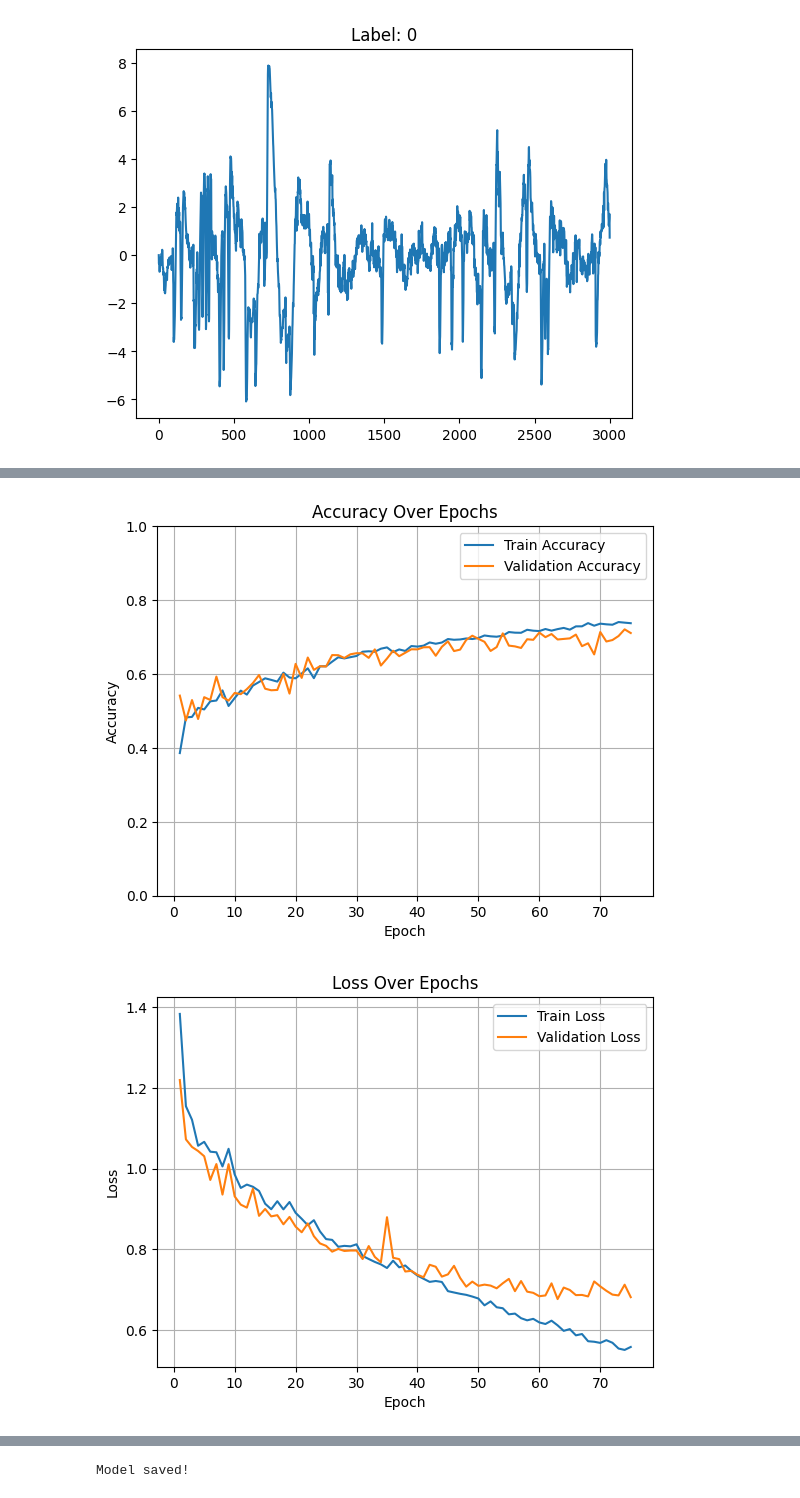
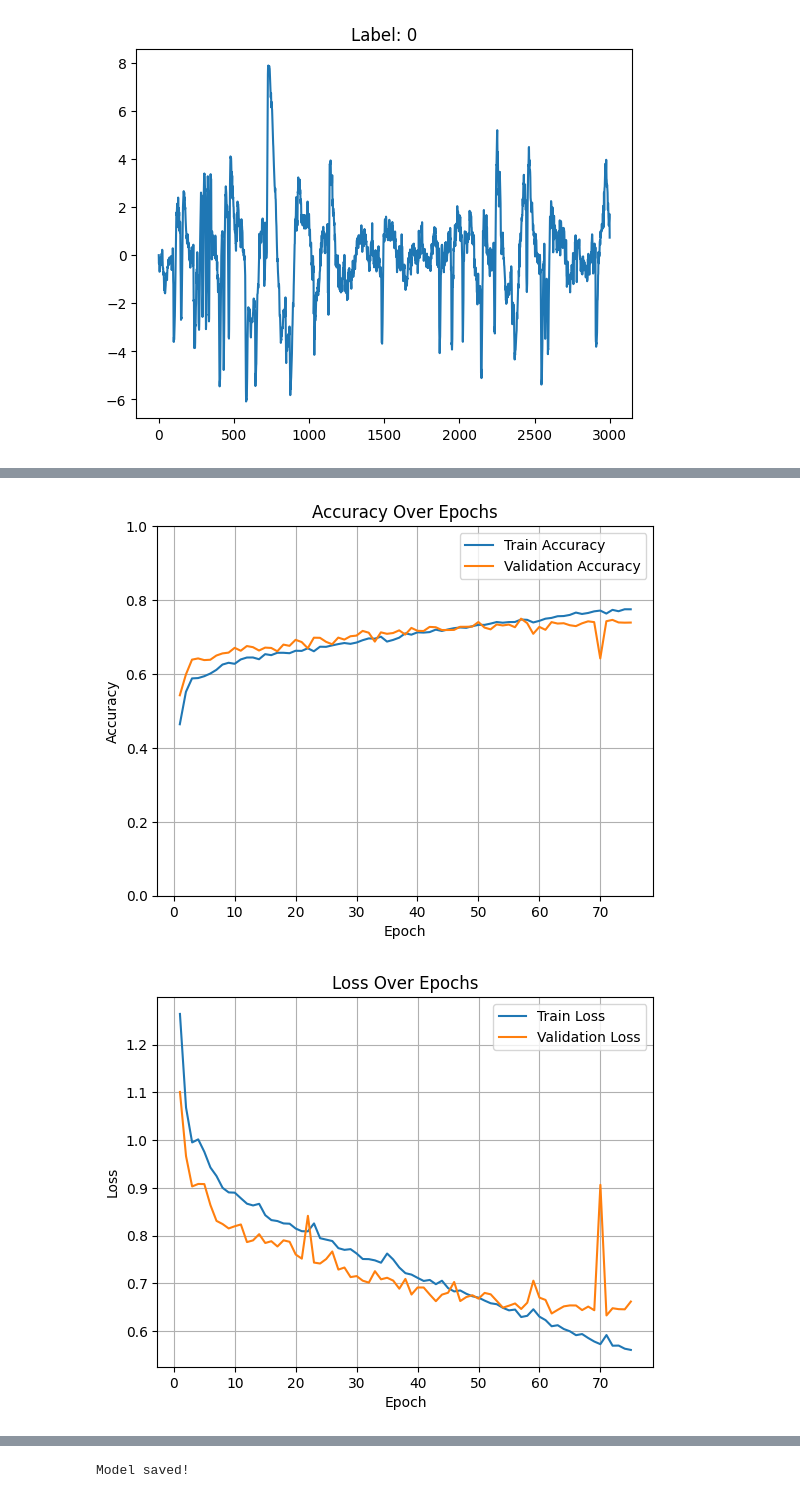
Before and after one commit to karnamgyal/sleep-stage-classifier, a Jupyter notebook: notebook.ipynb, the cells around one changed output, grey strips where cells are left out. Cells and saved outputs as stored; diff of their text form; code cells hidden in the pictures.

Commit message:
Streamlit app for deployment, trained a new primary model

```diff
--- a/notebook.ipynb
+++ b/notebook.ipynb
@@ -33,10 +32,10 @@ set_seed(42)
 class EEG_Model(nn.Module):
     def __init__(self):
         super(EEG_Model, self).__init__()
-        self.conv1 = nn.Conv1d(4, 32, kernel_size=5, stride=2)
+        self.conv1 = nn.Conv1d(4, 32, kernel_size=7, stride=2)
         self.bn1 = nn.BatchNorm1d(32)
         self.pool1 = nn.MaxPool1d(2)
-        self.conv2 = nn.Conv1d(32, 64, kernel_size=3, stride=1)
+        self.conv2 = nn.Conv1d(32, 64, kernel_size=5, stride=1)
         self.bn2 = nn.BatchNorm1d(64)
         self.pool2 = nn.MaxPool1d(2)
         self.conv3 = nn.Conv1d(64, 128, kernel_size=3, stride=1)
@@ -188,7 +187,7 @@ def create_data_loaders(X, y, batch_size=64):
     X_tensor = torch.tensor(X, dtype=torch.float32)
     y_tensor = torch.tensor(y, dtype=torch.long)
     dataset = TensorDataset(X_tensor, y_tensor)
-    generator = torch.Generator().manual_seed(41)
+    generator = torch.Generator().manual_seed(55)
 
     # Define split sizes
     train_size = int(0.7 * len(dataset))   # 70% training
@@ -306,7 +312,7 @@ def log_run(file_path, params, metrics):
             f.write(f"{key}: {value}\n")
         f.write("\n")
 # %%
-def train_CNN(model, train_loader, val_loader, test_loader, weight, batch_size=64, learning_rate=0.001, num_epochs=30, plot_path=None):
+def train_CNN(model, train_loader, val_loader, test_loader, batch_size=64, learning_rate=0.001, num_epochs=30, plot_path=None):
     """
     Train the CNN-LSTM model for sleep stage classification.
 
@@ -333,7 +339,7 @@ def train_CNN(model, train_loader, val_loader, test_loader, weight, batch_size=6
     print(f"Using device: {torch.cuda.get_device_name(torch.cuda.current_device()) if torch.cuda.is_available() else 'CPU'}")
 
     # Loss function and optimizer
-    criterion = nn.CrossEntropyLoss(weight=weight)
+    criterion = nn.CrossEntropyLoss()
     optimizer = optim.Adam(model.parameters(), lr=learning_rate, weight_decay=1e-5)
 
     # Arrays to track metrics
@@ -502,13 +468,11 @@ plot_curve("plots/training_metrics")
 # %%
 model = EEG_Model()
-device = torch.device("cuda" if torch.cuda.is_available() else "cpu")
 
 train_loss, train_err, val_loss, val_err = train_CNN(
     model=model,
     train_loader=train_loader,
     val_loader=val_loader,
     test_loader=test_loader,
-    weight=class_weights.to(device),
     batch_size=32,
     learning_rate=0.0001,
     num_epochs=75,
@@ -538,2 +502,2 @@ Epoch 75/75: Train Loss: 0.5576, Train Acc: 0.7373 | Val Loss: 0.6811, Val Acc:
-[figure, old version]
+[figure, new version]
-[figure, old version]
+[figure, new version]
```
Also changed, not shown: parts of 9 cells of this notebook, 11 other files.
